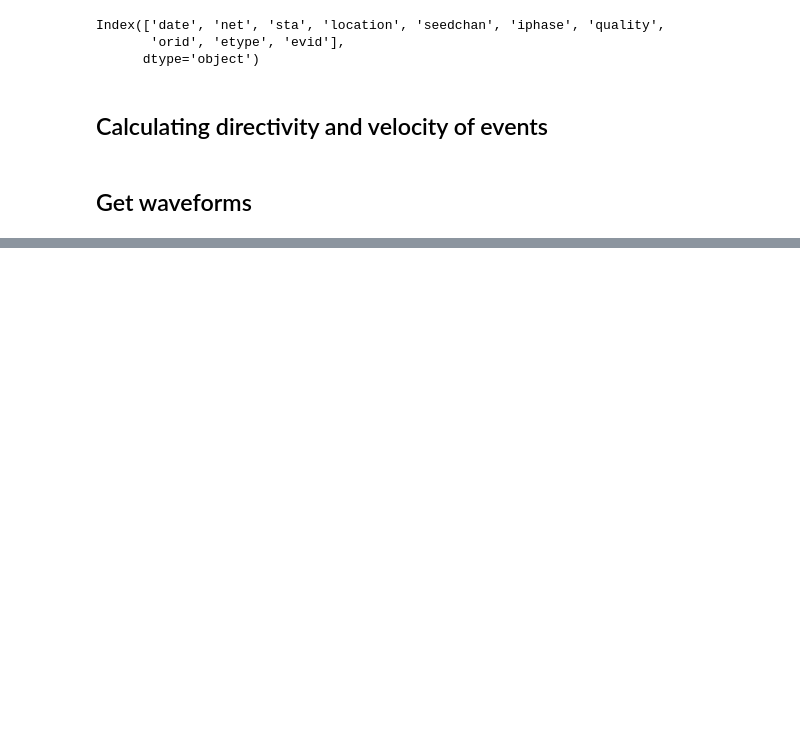
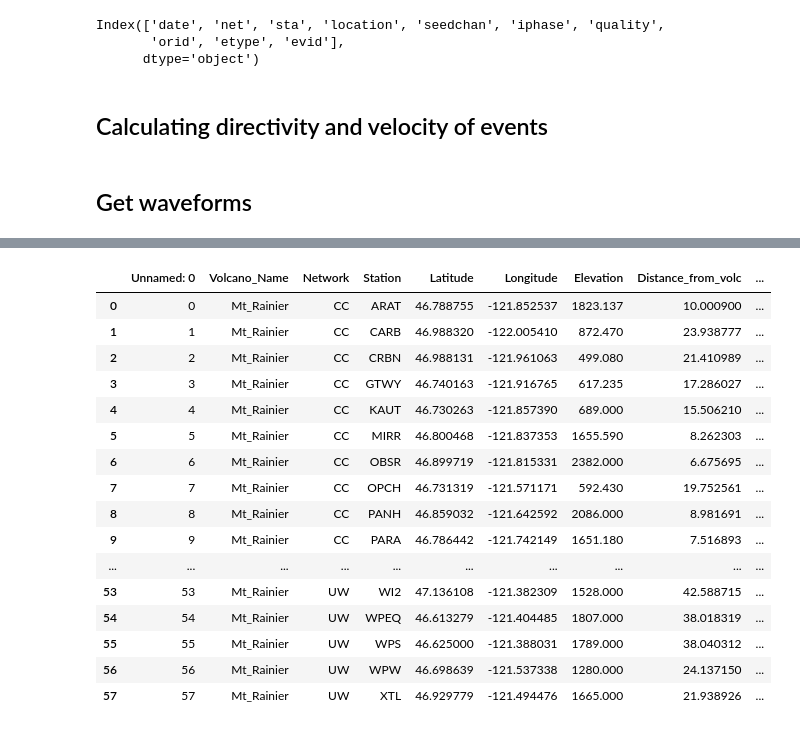
Before and after one commit to Denolle-Lab/surface_events, a Jupyter notebook: src/ML_Picker_all.ipynb, the cells around one changed output, grey strips where cells are left out. Cells and saved outputs as stored; diff of their text form; code cells hidden in the pictures; blank space fills up the shorter version.

```diff
--- a/src/ML_Picker_all.ipynb
+++ b/src/ML_Picker_all.ipynb
@@ -413,3 +416,23 @@ for n in range(len(evt_id)):
+# %%
+df[df["Volcano_Name"]=="Mt_Rainier"]
+# %% [output]
+|  | Unnamed: 0 | Volcano_Name | Network | Station | Latitude | Longitude | Elevation | Distance_from_volc | ... |
+| 0 | 0 | Mt_Rainier | CC | ARAT | 46.788755 | -121.852537 | 1823.137 | 10.000900 | ... |
+| 1 | 1 | Mt_Rainier | CC | CARB | 46.988320 | -122.005410 | 872.470 | 23.938777 | ... |
+| 2 | 2 | Mt_Rainier | CC | CRBN | 46.988131 | -121.961063 | 499.080 | 21.410989 | ... |
+| 3 | 3 | Mt_Rainier | CC | GTWY | 46.740163 | -121.916765 | 617.235 | 17.286027 | ... |
+| 4 | 4 | Mt_Rainier | CC | KAUT | 46.730263 | -121.857390 | 689.000 | 15.506210 | ... |
+| 5 | 5 | Mt_Rainier | CC | MIRR | 46.800468 | -121.837353 | 1655.590 | 8.262303 | ... |
+| 6 | 6 | Mt_Rainier | CC | OBSR | 46.899719 | -121.815331 | 2382.000 | 6.675695 | ... |
+| 7 | 7 | Mt_Rainier | CC | OPCH | 46.731319 | -121.571171 | 592.430 | 19.752561 | ... |
+| 8 | 8 | Mt_Rainier | CC | PANH | 46.859032 | -121.642592 | 2086.000 | 8.981691 | ... |
+| 9 | 9 | Mt_Rainier | CC | PARA | 46.786442 | -121.742149 | 1651.180 | 7.516893 | ... |
+| ... | ... | ... | ... | ... | ... | ... | ... | ... | ... |
+| 53 | 53 | Mt_Rainier | UW | WI2 | 47.136108 | -121.382309 | 1528.000 | 42.588715 | ... |
+| 54 | 54 | Mt_Rainier | UW | WPEQ | 46.613279 | -121.404485 | 1807.000 | 38.018319 | ... |
+| 55 | 55 | Mt_Rainier | UW | WPS | 46.625000 | -121.388031 | 1789.000 | 38.040312 | ... |
+| 56 | 56 | Mt_Rainier | UW | WPW | 46.698639 | -121.537338 | 1280.000 | 24.137150 | ... |
+| 57 | 57 | Mt_Rainier | UW | XTL | 46.929779 | -121.494476 | 1665.000 | 21.938926 | ... |
 # %%
 
 # for n in range(11649,11660):
```
Also changed, not shown: parts of 5 cells of this notebook.
